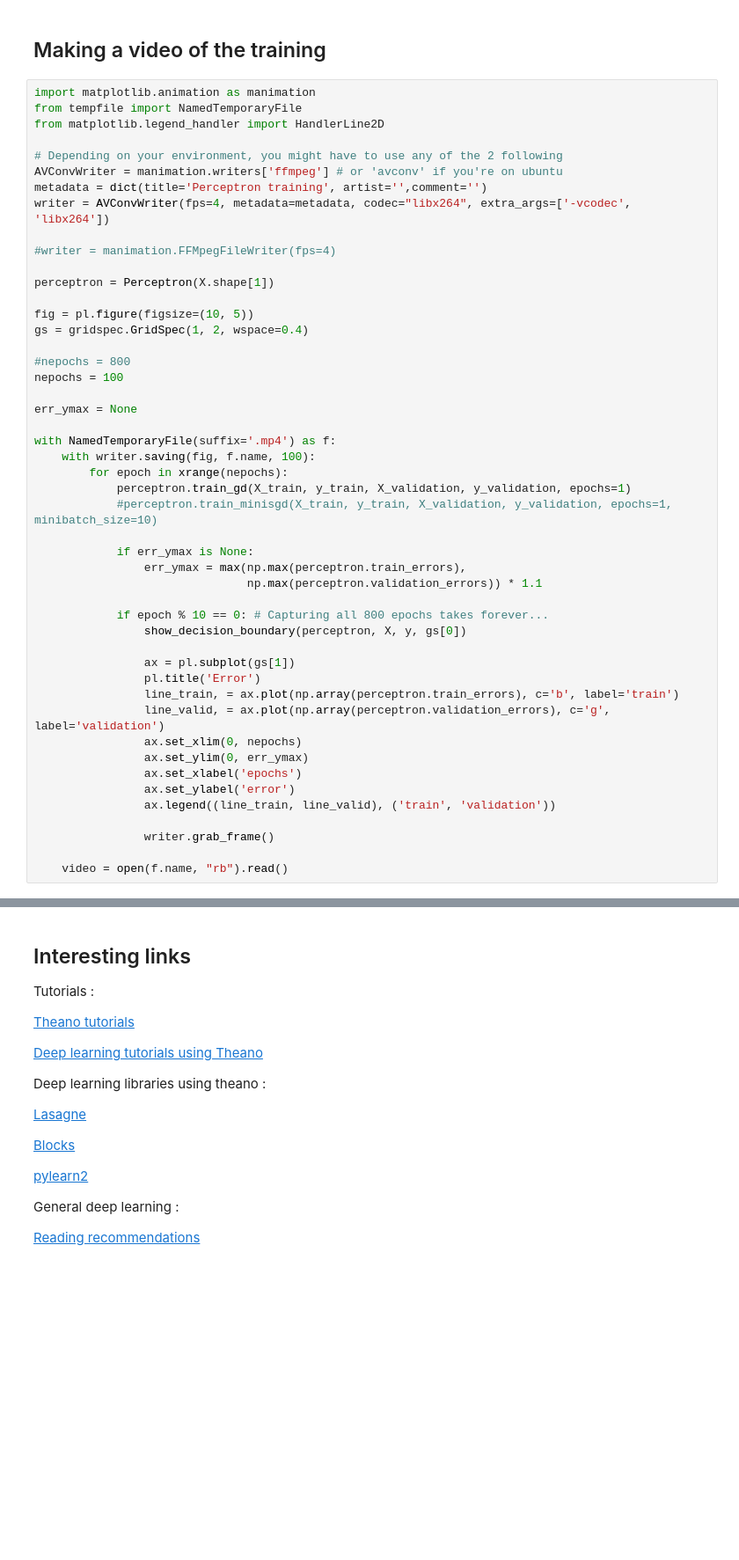
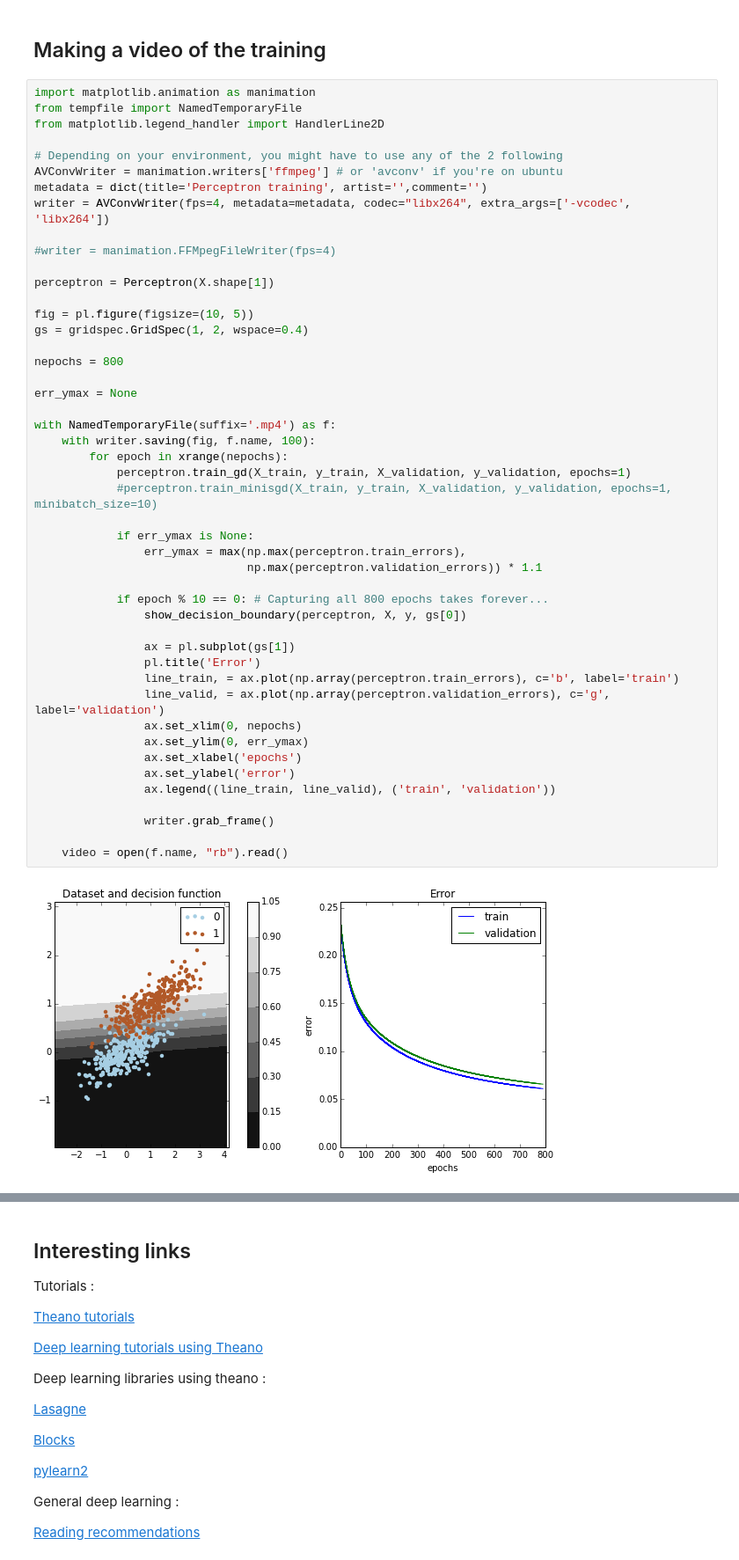
Before and after one commit to julienr/ipynb_playground, a Jupyter notebook: perceptron/perceptron_theano.ipynb, the cells around one changed output, grey strips where cells are left out. Shown at 88% size. Saved outputs shown, nothing was run; the diff lists cells and outputs as text; blank space fills up the shorter version.

```diff
--- a/perceptron/perceptron_theano.ipynb
+++ b/perceptron/perceptron_theano.ipynb
@@ -499,37 +498,38 @@ perceptron = Perceptron(X.shape[1])
 fig = pl.figure(figsize=(10, 5))
 gs = gridspec.GridSpec(1, 2, wspace=0.4)
 
-#nepochs = 800
-nepochs = 100
+nepochs = 800
 
 err_ymax = None
 
 with NamedTemporaryFile(suffix='.mp4') as f:
     with writer.saving(fig, f.name, 100):
         for epoch in xrange(nepochs):
             perceptron.train_gd(X_train, y_train, X_validation, y_validation, epochs=1)
             #perceptron.train_minisgd(X_train, y_train, X_validation, y_validation, epochs=1, minibatch_size=10)
 
             if err_ymax is None:
                 err_ymax = max(np.max(perceptron.train_errors),
                                np.max(perceptron.validation_errors)) * 1.1
 
             if epoch % 10 == 0: # Capturing all 800 epochs takes forever...
                 show_decision_boundary(perceptron, X, y, gs[0])
 
                 ax = pl.subplot(gs[1])
                 pl.title('Error')
                 line_train, = ax.plot(np.array(perceptron.train_errors), c='b', label='train')
                 line_valid, = ax.plot(np.array(perceptron.validation_errors), c='g', label='validation')
                 ax.set_xlim(0, nepochs)
                 ax.set_ylim(0, err_ymax)
                 ax.set_xlabel('epochs')
                 ax.set_ylabel('error')
                 ax.legend((line_train, line_valid), ('train', 'validation'))
 
                 writer.grab_frame()
 
     video = open(f.name, "rb").read()
+# %% [output]
+[figure, added]
 # %%
 from IPython.display import HTML
 
```
Also changed, not shown: parts of 6 cells of this notebook, 2 other files.
